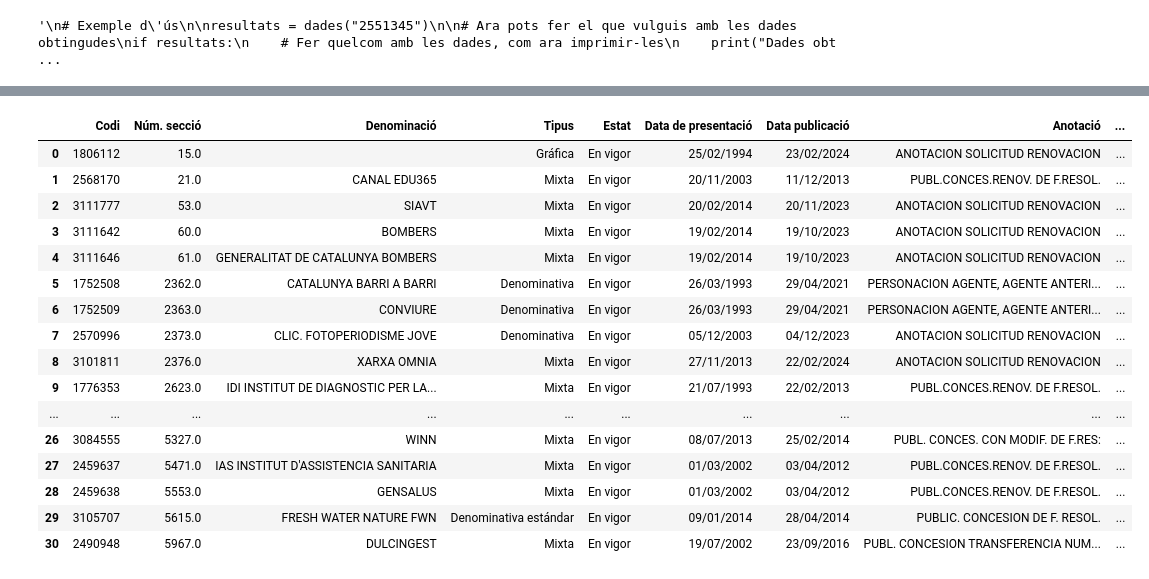
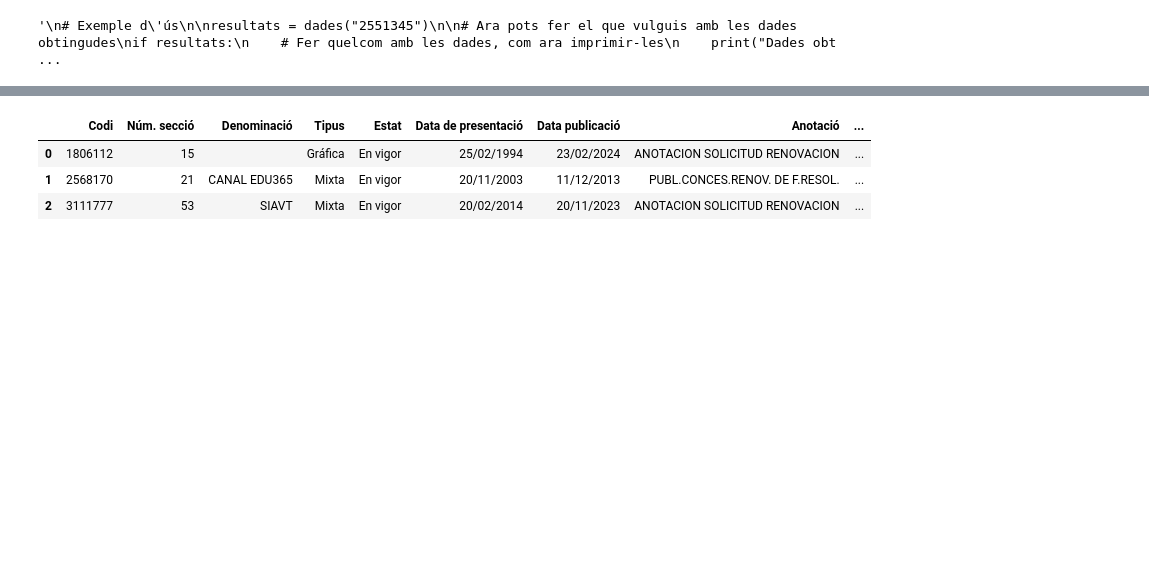
Before and after one commit to rogroc/idi, a Jupyter notebook: Marques_OEPM.ipynb, the cells around one changed output, grey strips where cells are left out. Drawn from its saved outputs; the diff is of its cells as text; code cells hidden in the pictures; blank space fills up the shorter version.

```diff
--- a/Marques_OEPM.ipynb
+++ b/Marques_OEPM.ipynb
@@ -1,3 +33,17 @@
+# %%
+import sys
+sys.path.insert(0,'/usr/lib/chromium-browser/chromedriver')
+
+from selenium import webdriver
+import chromedriver_autoinstaller
+
+chrome_options = webdriver.ChromeOptions()
+chrome_options.add_argument('--headless') # this is must
+chrome_options.add_argument('--no-sandbox')
+chrome_options.add_argument('--disable-dev-shm-usage')
+chromedriver_autoinstaller.install()
+
+driver = webdriver.Chrome(options=chrome_options)
 # %%
 # Carregar llibreries
 
@@ -225,7 +315,7 @@ if resultats:
 
 marques_revisades = pd.DataFrame()
 
-id = df2["Codi registre"]
+id = df2["Codi registre"][:3]
 
 print("Marques a processar: ", len(id), "\n")
 
@@ -276,38 +342,25 @@ Marques a processar:  31
 # %%
 import pandas as pd
 
 # Defineix l'ordre desitjat de les columnes
-ordre_columnes = ['Codi', 'Núm. secció', 'Denominació', 'Tipus', 'Estat', 'Data de presentació', 'Data publicació', 'Anotació', 'Data anotació', 'Titular OEPM', 'Motiu', 'Imatge', 'Url', 'Titular GPG', 'Inici vigència GPG', 'Fi vigència GPG']
+ordre_columnes = ['Codi', 'Núm. secció', 'Denominació', 'Tipus', 'Estat', 'Data de presentació', 'Data publicació', 'Anotació', 'Data anotació', 'Titular OEPM', 'Motiu', 'Imatge', 'Url', 'Titular GPG', 'Inici vigència GPG', 'Fi vigència GPG', 'Pagament data', 'Pagament descripció', 'Pagament import', 'Pagament import retornat']
 
 # Crea un DataFrame amb les columnes desitjades
 marques_revisades_2 = pd.DataFrame(columns=ordre_columnes)
 
 # Afegeix les dades existents al teu DataFrame original
 marques_revisades_2 = marques_revisades_2.append(marques_revisades, ignore_index=True)
 
 # Reordena les columnes del DataFrame
 marques_revisades = marques_revisades_2[ordre_columnes]
 marques_revisades = marques_revisades.fillna("")
 
 marques_revisades
 # %% [output]
 |  | Codi | Núm. secció | Denominació | Tipus | Estat | Data de presentació | Data publicació | Anotació | ... |
-| 0 | 1806112 | 15.0 |  | Gráfica | En vigor | 25/02/1994 | 23/02/2024 | ANOTACION SOLICITUD RENOVACION | ... |
-| 1 | 2568170 | 21.0 | CANAL EDU365 | Mixta | En vigor | 20/11/2003 | 11/12/2013 | PUBL.CONCES.RENOV. DE F.RESOL. | ... |
-| 2 | 3111777 | 53.0 | SIAVT | Mixta | En vigor | 20/02/2014 | 20/11/2023 | ANOTACION SOLICITUD RENOVACION | ... |
-| 3 | 3111642 | 60.0 | BOMBERS | Mixta | En vigor | 19/02/2014 | 19/10/2023 | ANOTACION SOLICITUD RENOVACION | ... |
-| 4 | 3111646 | 61.0 | GENERALITAT DE CATALUNYA BOMBERS | Mixta | En vigor | 19/02/2014 | 19/10/2023 | ANOTACION SOLICITUD RENOVACION | ... |
-| 5 | 1752508 | 2362.0 | CATALUNYA BARRI A BARRI | Denominativa | En vigor | 26/03/1993 | 29/04/2021 | PERSONACION AGENTE, AGENTE ANTERI... | ... |
-| 6 | 1752509 | 2363.0 | CONVIURE | Denominativa | En vigor | 26/03/1993 | 29/04/2021 | PERSONACION AGENTE, AGENTE ANTERI... | ... |
-| 7 | 2570996 | 2373.0 | CLIC. FOTOPERIODISME JOVE | Denominativa | En vigor | 05/12/2003 | 04/12/2023 | ANOTACION SOLICITUD RENOVACION | ... |
-| 8 | 3101811 | 2376.0 | XARXA OMNIA | Mixta | En vigor | 27/11/2013 | 22/02/2024 | ANOTACION SOLICITUD RENOVACION | ... |
-| 9 | 1776353 | 2623.0 | IDI INSTITUT DE DIAGNOSTIC PER LA... | Mixta | En vigor | 21/07/1993 | 22/02/2013 | PUBL.CONCES.RENOV. DE F.RESOL. | ... |
-| ... | ... | ... | ... | ... | ... | ... | ... | ... | ... |
-| 26 | 3084555 | 5327.0 | WINN | Mixta | En vigor | 08/07/2013 | 25/02/2014 | PUBL. CONCES. CON MODIF. DE F.RES: | ... |
-| 27 | 2459637 | 5471.0 | IAS INSTITUT D'ASSISTENCIA SANITARIA | Mixta | En vigor | 01/03/2002 | 03/04/2012 | PUBL.CONCES.RENOV. DE F.RESOL. | ... |
-| 28 | 2459638 | 5553.0 | GENSALUS | Mixta | En vigor | 01/03/2002 | 03/04/2012 | PUBL.CONCES.RENOV. DE F.RESOL. | ... |
-| 29 | 3105707 | 5615.0 | FRESH WATER NATURE FWN | Denominativa estándar | En vigor | 09/01/2014 | 28/04/2014 | PUBLIC. CONCESION DE F. RESOL. | ... |
-| 30 | 2490948 | 5967.0 | DULCINGEST | Mixta | En vigor | 19/07/2002 | 23/09/2016 | PUBL. CONCESION TRANSFERENCIA NUM... | ... |
+| 0 | 1806112 | 15 |  | Gráfica | En vigor | 25/02/1994 | 23/02/2024 | ANOTACION SOLICITUD RENOVACION | ... |
+| 1 | 2568170 | 21 | CANAL EDU365 | Mixta | En vigor | 20/11/2003 | 11/12/2013 | PUBL.CONCES.RENOV. DE F.RESOL. | ... |
+| 2 | 3111777 | 53 | SIAVT | Mixta | En vigor | 20/02/2014 | 20/11/2023 | ANOTACION SOLICITUD RENOVACION | ... |
 # %%
 # Crea columna ACCIÓ aplicant condicions
 
```
Also changed, not shown: parts of 4 cells of this notebook.
